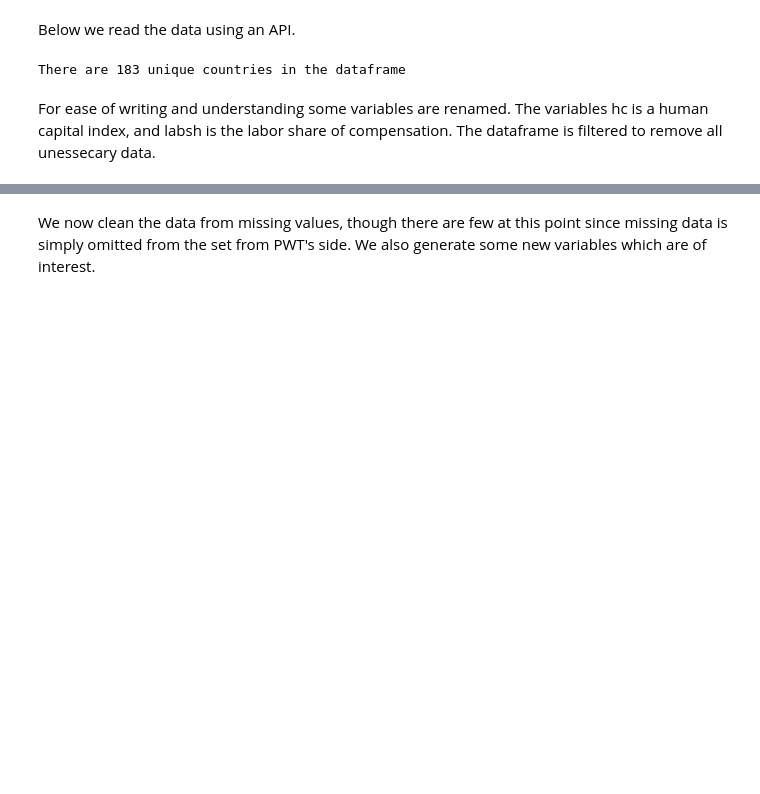
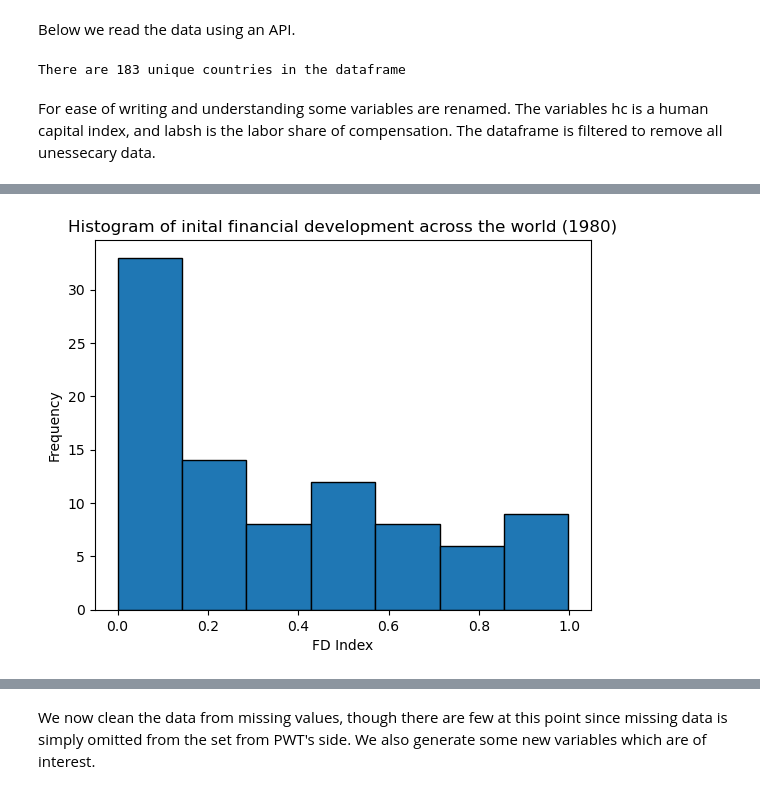
Before and after one commit to NumEconCopenhagen/projects-2024-mathias-mikkel-gabriele, a Jupyter notebook: dataproject/dataproject.ipynb, the cells around one changed output, grey strips where cells are left out. Saved outputs shown, nothing was run; the diff lists cells and outputs as text; code cells hidden in the pictures; blank space fills up the shorter version.

```diff
--- a/dataproject/dataproject.ipynb
+++ b/dataproject/dataproject.ipynb
@@ -62,7 +64,7 @@ For ease of writing and understanding some variables are renamed. The variables
 pwt_csv = pwt_csv.rename(columns = {'rgdpna':'Y', "rnna":"K", "emp": "L"})
 
 # filter the df for the variables of interest
-var_of_int = ["countrycode", "year", "Y", "K", "L", "hc", "labsh"]
+var_of_int = ["countrycode","country", "year", "Y", "K", "L", "hc", "labsh"]
 
 # remove all variables not in var_of_int
 pwt_csv = pwt_csv[var_of_int]
@@ -68,0 +73,5 @@ pwt_csv = pwt_csv[var_of_int]
+# %%
+df2 = pd.read_excel("data/FD Index Database (Excel).xlsx")
+df2 = df2[['country','year','FD','FID','FMD']]
+df2
+merged_df = pd.merge(df2, pwt_csv, how='left', on=['country', 'year'])
@@ -68,0 +150,9 @@ pwt_csv = pwt_csv[var_of_int]
+# %%
+initial_ratios = filtered_df.groupby('country')['FMD'].first().reset_index()
+plt.hist(initial_ratios['FMD'], bins=7, edgecolor='black')
+plt.title('Histogram of inital financial development across the world (1980)')
+plt.xlabel('FD Index')
+plt.ylabel('Frequency')
+plt.show()
+# %% [output]
+[figure, added]
```
Also changed, not shown: parts of 22 cells of this notebook.
